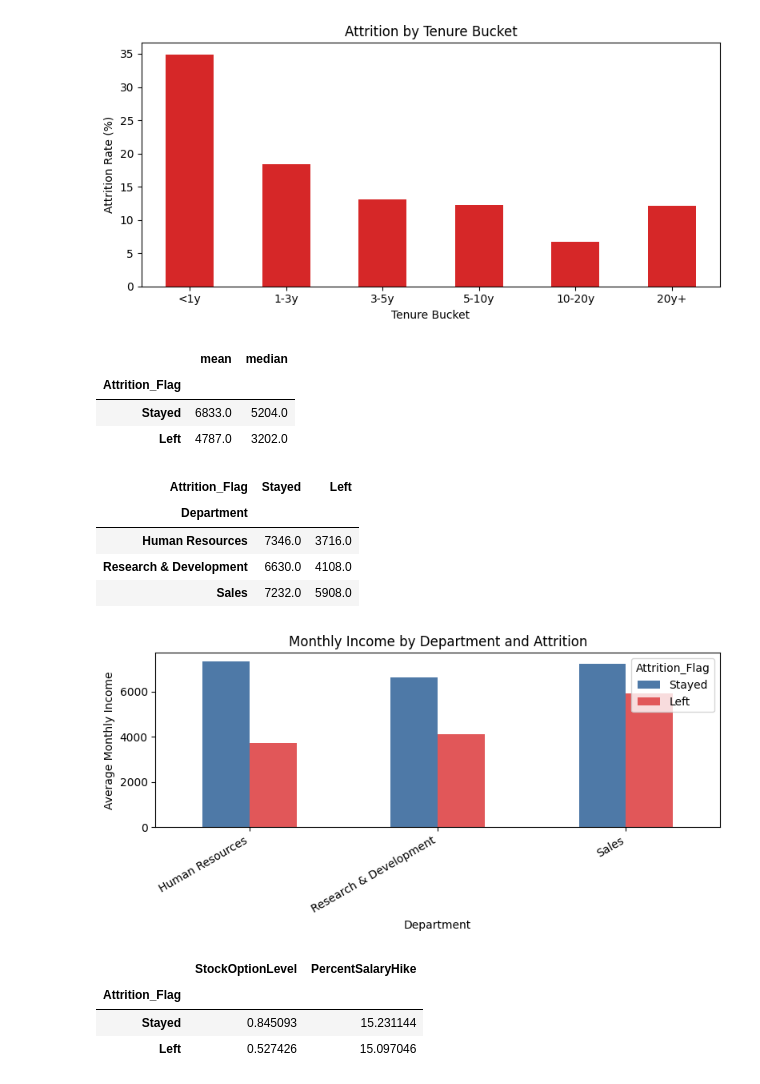
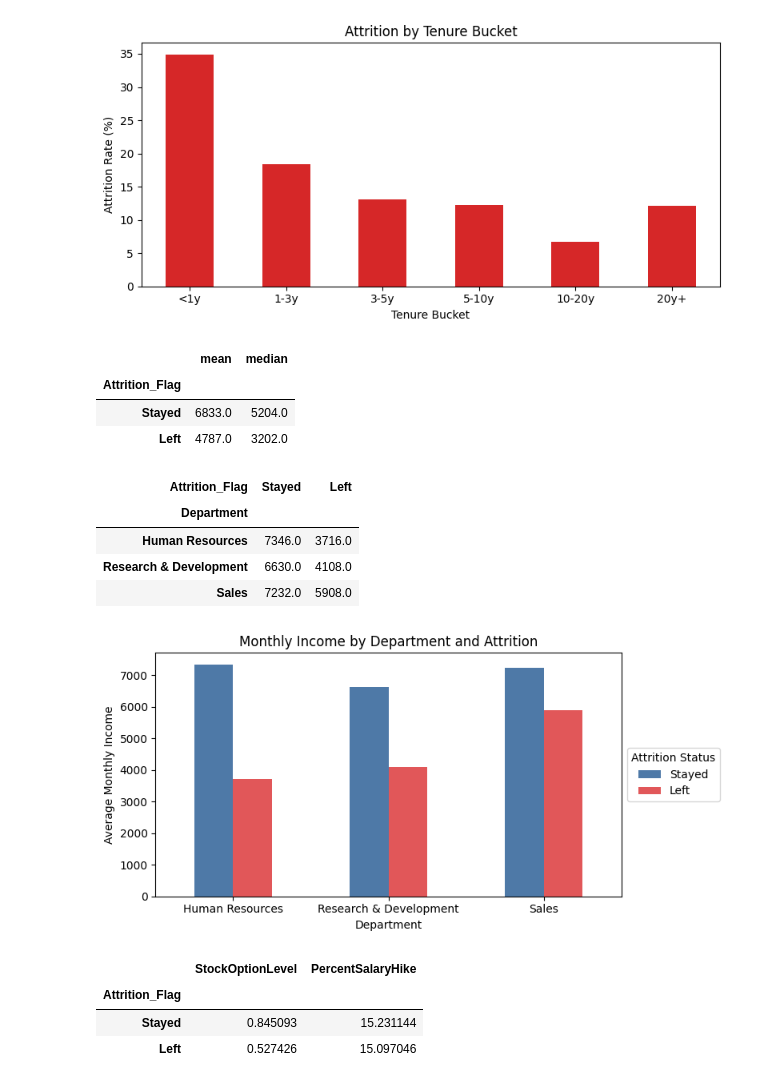
Before and after one commit to morannuri/Phyton-_Mini-Project, a Jupyter notebook: phyton_project - updated.ipynb, the cells around one changed output. Cells and saved outputs as stored; diff of their text form; code cells hidden in the pictures.

```diff
--- a/phyton_project - updated.ipynb
+++ b/phyton_project - updated.ipynb
@@ -466,36 +481,40 @@ display(income_summary)
 
 income_by_dept = (
     df.groupby(['Department', 'Attrition_Flag'])['MonthlyIncome']
     .mean()
     .unstack(fill_value=0)
     .rename(columns={0: 'Stayed', 1: 'Left'})
     .round(0)
 )
 
 display(income_by_dept)
 
+# Plot with centered titles and legend placed so it does not hide the graph
 ax = income_by_dept[['Stayed', 'Left']].plot(
     kind='bar',
     figsize=(8, 4),
     color=['#4e79a7', '#e15759']
 )
 ax.set_ylabel('Average Monthly Income')
-ax.set_title('Monthly Income by Department and Attrition')
+ax.set_title('Monthly Income by Department and Attrition', loc='center')
 ax.set_xlabel('Department')
-plt.xticks(rotation=30, ha='right')
+plt.xticks(rotation=0, ha='center')  # Straighten X-axis labels
+
+# Move legend to the right of the plot so that it does not cover the graph
+plt.legend(title='Attrition Status', loc='center left', bbox_to_anchor=(1, 0.5), ncol=1)
 plt.tight_layout()
 plt.show()
 # %% [output]
 |  | mean | median |
 | Attrition_Flag |  |  |
 | Stayed | 6833.0 | 5204.0 |
 | Left | 4787.0 | 3202.0 |
 | Attrition_Flag | Stayed | Left |
 | Department |  |  |
 | Human Resources | 7346.0 | 3716.0 |
 | Research & Development | 6630.0 | 4108.0 |
 | Sales | 7232.0 | 5908.0 |
-[figure, old version]
+[figure, new version]
 # %%
 # Assessing impact of Stock Option Level and Percent Salary Hike on Employee Retention
 
```
Also changed, not shown: parts of 6 cells of this notebook, 1 other file.
